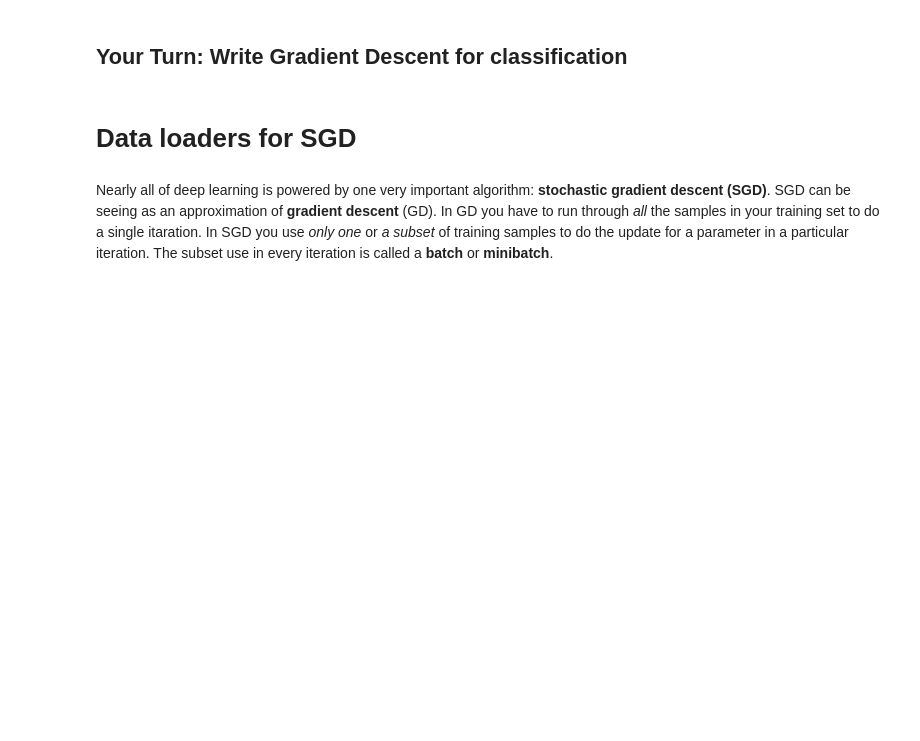
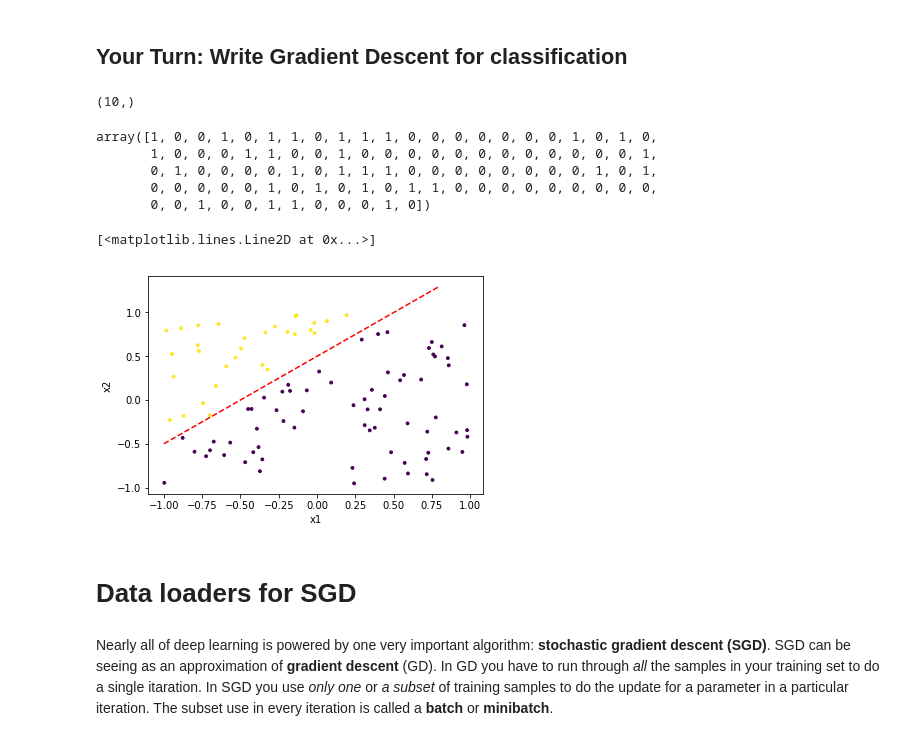
Before and after one commit to USF-ML2/notebooks, a Jupyter notebook: intro-to-pytoch.ipynb, the cells around one changed output. Cells and saved outputs as stored; diff of their text form; code cells hidden in the pictures; blank space fills up the shorter version.

Commit message:
adding fake logistic

```diff
--- a/intro-to-pytoch.ipynb
+++ b/intro-to-pytoch.ipynb
@@ -173,7 +142,7 @@ learning_rate = 1e-3
 for t in range(10000):
     # Forward pass: compute predicted y using operations on Variables
     loss = mse_loss(a,b,x,y)
-    if t % 1000 == 0: print(loss.data[0])
+    if t % 1000 == 0: print(loss.item())
 
     # Computes the gradient of loss with respect to all Variables with requires_grad=True.
     # After this call a.grad and b.grad will be Variables holding the gradient
@@ -232,7 +192,7 @@ print([p for p in model.parameters()])
 # %%
 x, y = gen_fake_data(10000, 3., 8.)
-x = Variable(torch.Tensor(x), requires_grad=False)
-y = Variable(torch.Tensor(y), requires_grad=False)
+x = torch.tensor(x).float()
+y = torch.tensor(y).float()
 x.shape
 # %% [output]
 torch.Size([10000])
@@ -296,5 +253,43 @@ print([p for p in model.parameters()])
 # %% [markdown]
 ## Your Turn: Write Gradient Descent for classification
+# %%
+n=10
+x1 = np.random.uniform(0,1,n)
+x2 = np.random.uniform(0,1,n)
+# %%
+x1 = np.random.uniform(0,1, (n, 2))
+x1[:,0].shape
+# %% [output]
+(10,)
+# %%
+# generating fake data
+# Here we generate some fake data
+def lin(a,b,x): return a*x+b
+
+def gen_logistic_fake_data(n, a, b):
+    x = np.random.uniform(-1,1, (n, 2))
+    x2_hat = lin(a,b, x[:,0])
+    y = x[:,1] > x2_hat
+    return x, y.astype(int)
+
+x, y = gen_logistic_fake_data(100, 1., 0.5)
+# %%
+y
+# %% [output]
+array([1, 0, 0, 1, 0, 1, 1, 0, 1, 1, 1, 0, 0, 0, 0, 0, 0, 0, 1, 0, 1, 0,
+       1, 0, 0, 0, 1, 1, 0, 0, 1, 0, 0, 0, 0, 0, 0, 0, 0, 0, 0, 0, 0, 1,
+       0, 1, 0, 0, 0, 0, 1, 0, 1, 1, 1, 0, 0, 0, 0, 0, 0, 0, 0, 1, 0, 1,
+       0, 0, 0, 0, 0, 1, 0, 1, 0, 1, 0, 1, 1, 0, 0, 0, 0, 0, 0, 0, 0, 0,
+       0, 0, 1, 0, 0, 1, 1, 0, 0, 0, 1, 0])
+# %%
+t = np.arange(-1, 1, 0.2)
+import matplotlib.pyplot as plt
+plt.scatter(x[:,0],x[:,1],c=y, s=8);
+plt.xlabel("x1"); plt.ylabel("x2");
+plt.plot(t, t + 0.5, 'r--')
+# %% [output]
+[<matplotlib.lines.Line2D at 0x...>]
+[figure, added]
 # %% [markdown]
 # Data loaders for SGD
 # %% [markdown]
```
Also changed, not shown: parts of 23 cells of this notebook.
